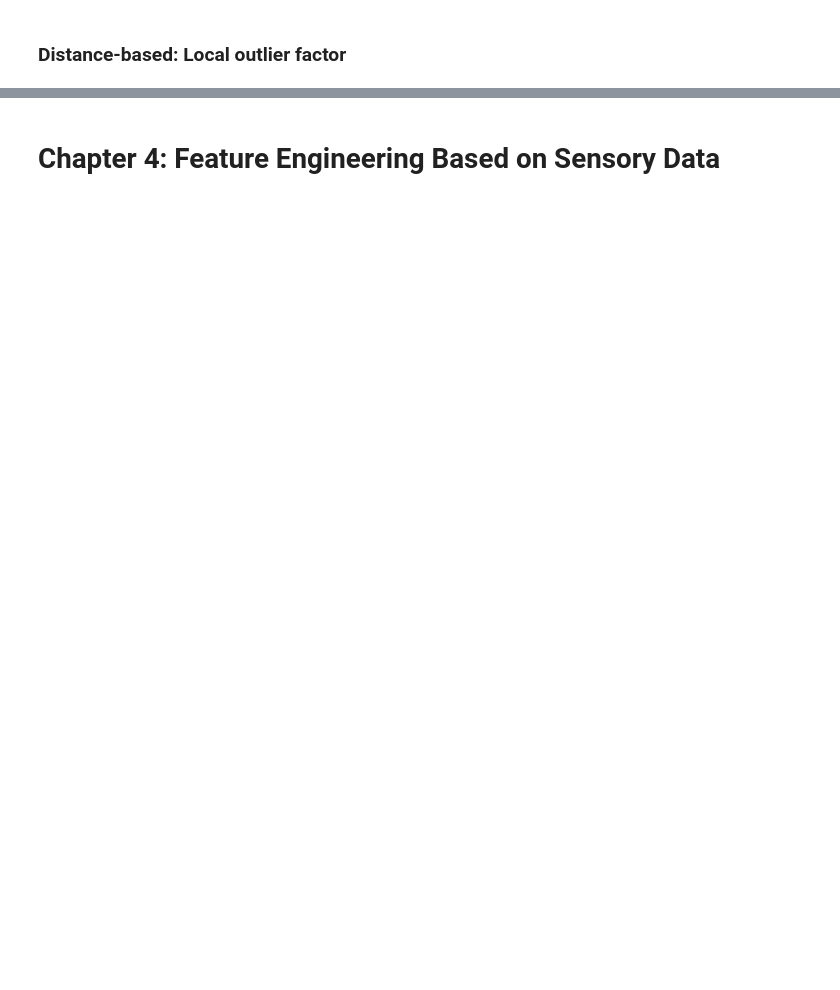
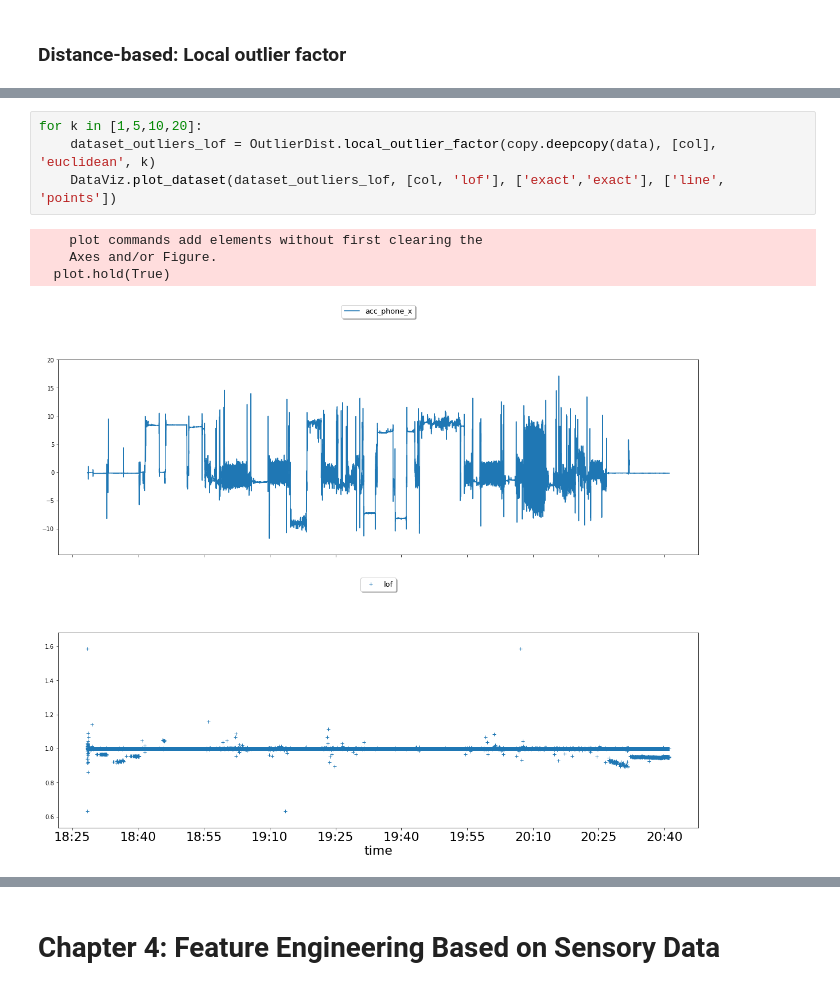
Before and after one commit to davidstap/ML4QS, a Jupyter notebook: assignment1.ipynb, the cells around one changed output, grey strips where cells are left out. Cells and saved outputs as stored; diff of their text form; blank space fills up the shorter version.

```diff
--- a/assignment1.ipynb
+++ b/assignment1.ipynb
@@ -298,0 +292,9 @@ KeyboardInterrupt:
+# %%
+for k in [1,5,10,20]:
+    dataset_outliers_lof = OutlierDist.local_outlier_factor(copy.deepcopy(data), [col], 'euclidean', k)
+    DataViz.plot_dataset(dataset_outliers_lof, [col, 'lof'], ['exact','exact'], ['line', 'points'])
+# %% [output]
+    plot commands add elements without first clearing the
+    Axes and/or Figure.
+  plot.hold(True)
+[figure, added]
```
Also changed, not shown: parts of 24 cells of this notebook, 13 other files.
